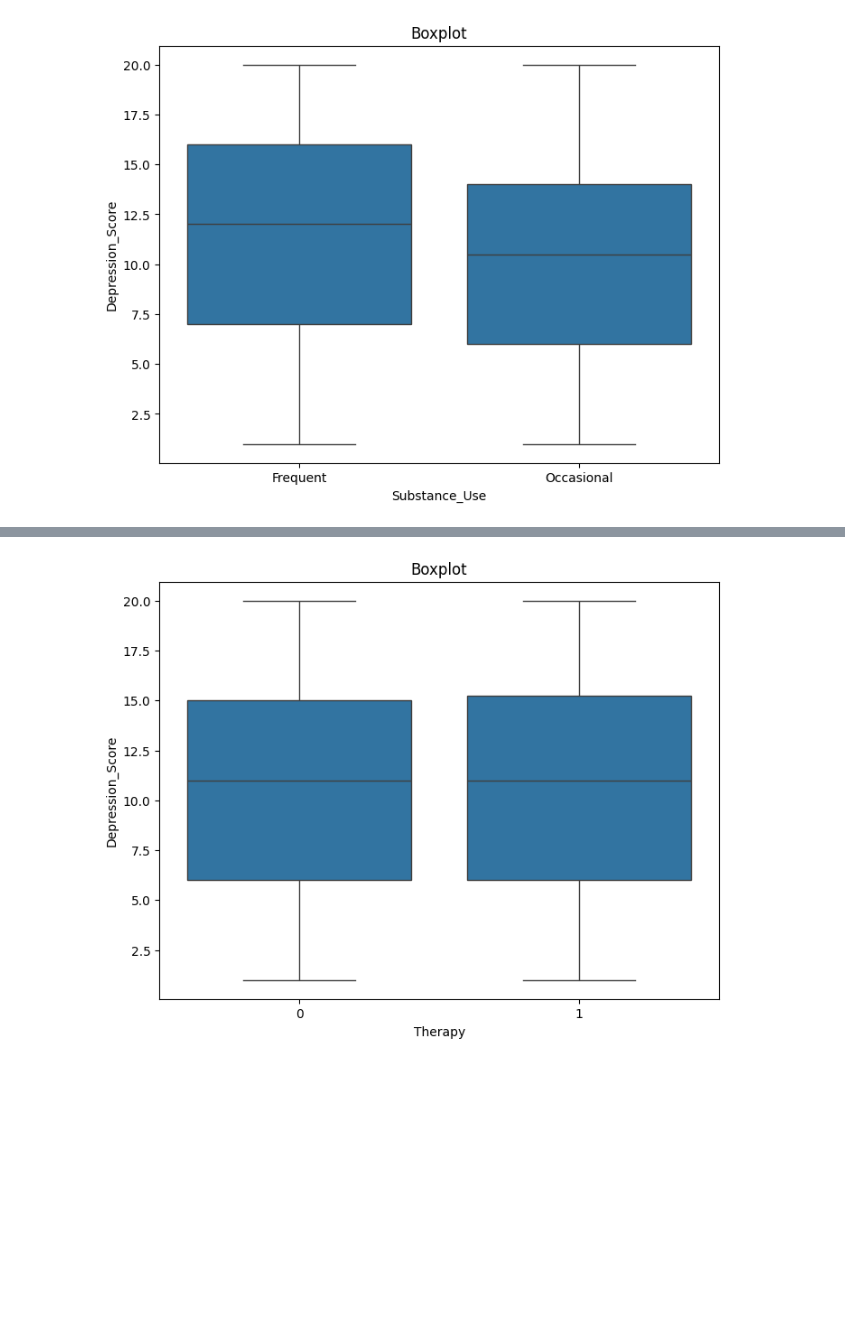
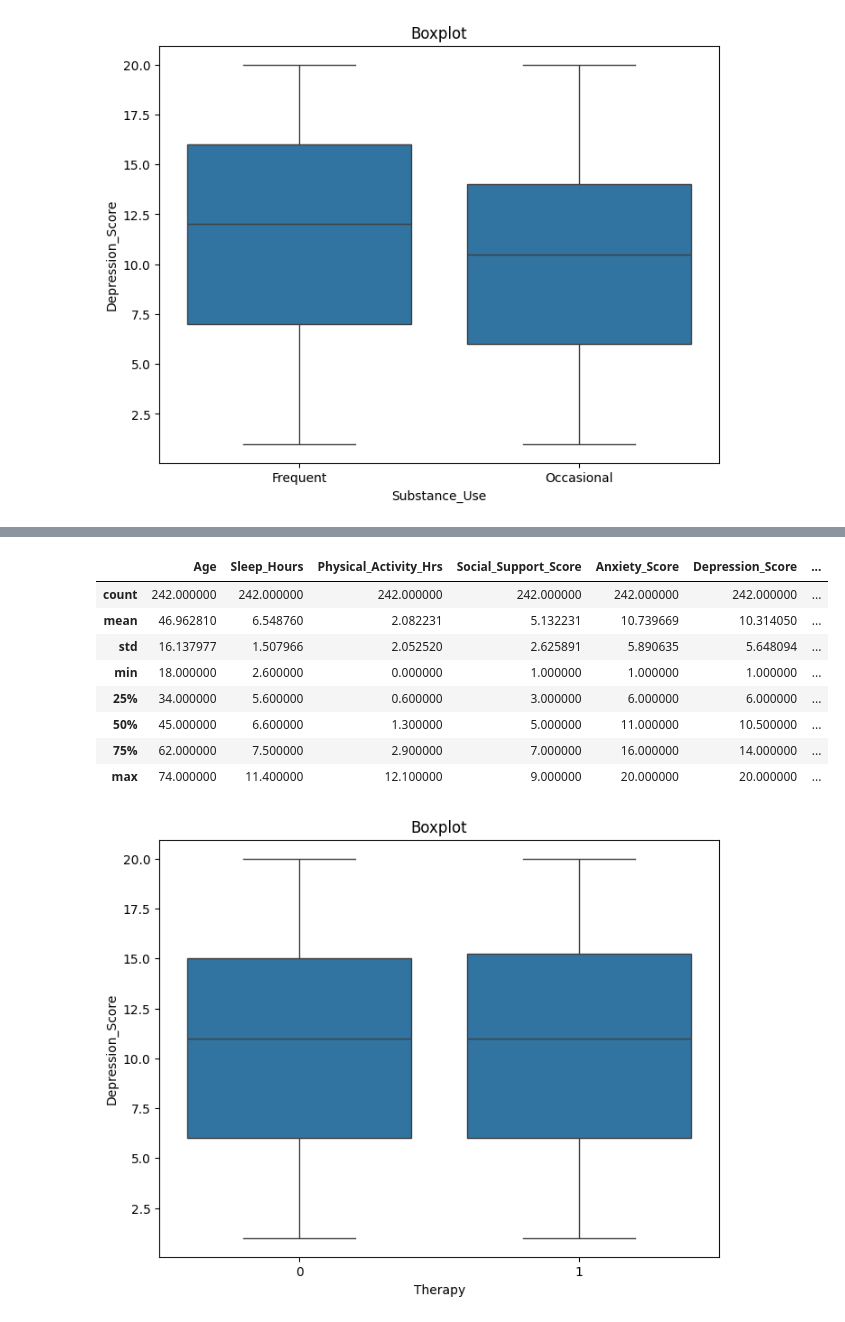
Before and after one commit to petersonwilliam-dev/analise-de-dados-ansiedade, a Jupyter notebook: analise.ipynb, the cells around one changed output, grey strips where cells are left out. Drawn from its saved outputs; the diff is of its cells as text; code cells hidden in the pictures; blank space fills up the shorter version.

```diff
--- a/analise.ipynb
+++ b/analise.ipynb
@@ -352,3 +364,15 @@ plt.show()
+# %%
+dados[dados['Substance_Use'] == "Occasional"].describe()
+# %% [output]
+|  | Age | Sleep_Hours | Physical_Activity_Hrs | Social_Support_Score | Anxiety_Score | Depression_Score | ... |
+| count | 242.000000 | 242.000000 | 242.000000 | 242.000000 | 242.000000 | 242.000000 | ... |
+| mean | 46.962810 | 6.548760 | 2.082231 | 5.132231 | 10.739669 | 10.314050 | ... |
+| std | 16.137977 | 1.507966 | 2.052520 | 2.625891 | 5.890635 | 5.648094 | ... |
+| min | 18.000000 | 2.600000 | 0.000000 | 1.000000 | 1.000000 | 1.000000 | ... |
+| 25% | 34.000000 | 5.600000 | 0.600000 | 3.000000 | 6.000000 | 6.000000 | ... |
+| 50% | 45.000000 | 6.600000 | 1.300000 | 5.000000 | 11.000000 | 10.500000 | ... |
+| 75% | 62.000000 | 7.500000 | 2.900000 | 7.000000 | 16.000000 | 14.000000 | ... |
+| max | 74.000000 | 11.400000 | 12.100000 | 9.000000 | 20.000000 | 20.000000 | ... |
 # %%
 plt.figure(figsize=(8,6))
 sns.boxplot(x="Therapy", y="Depression_Score", data=dados)
```
Also changed, not shown: parts of 1 cell of this notebook, 1 other file.
